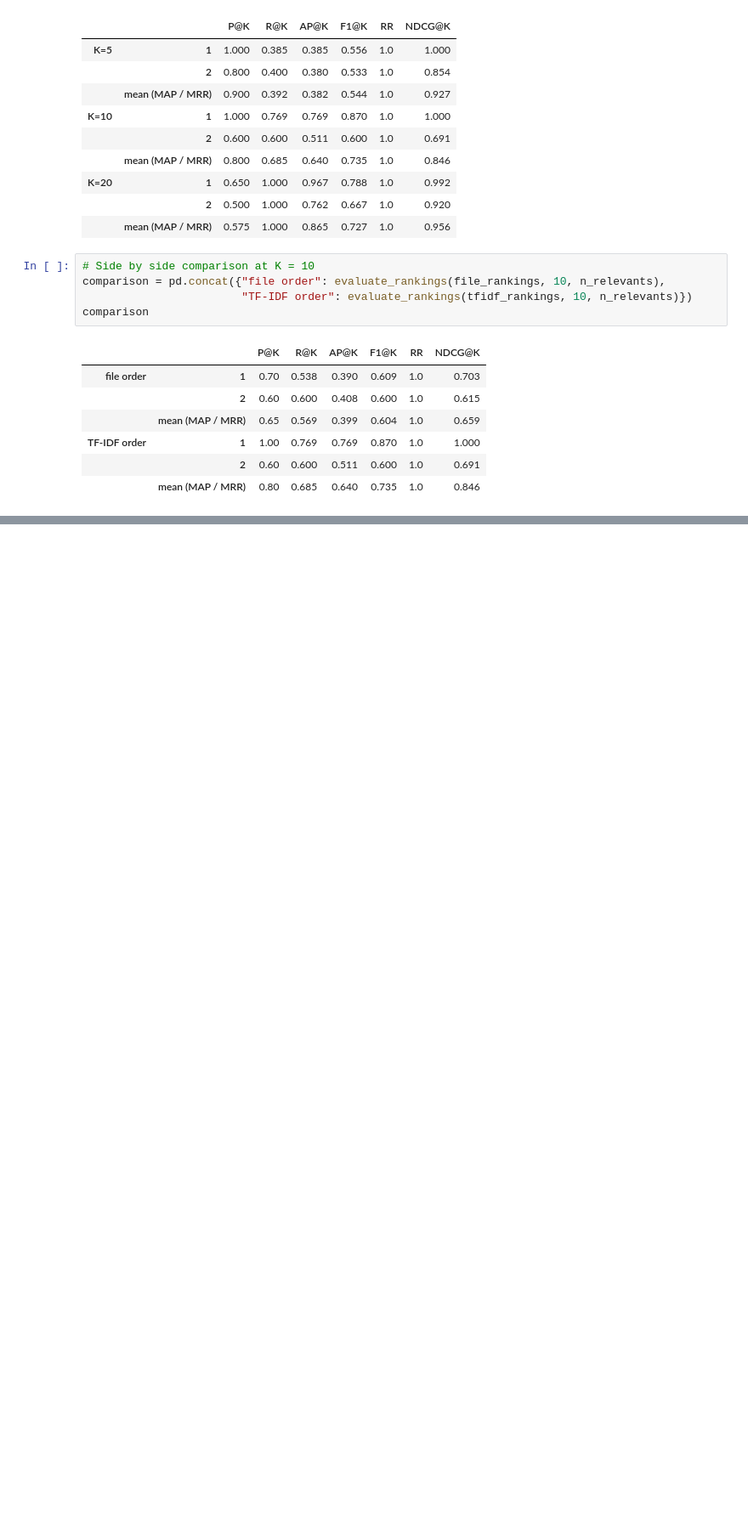
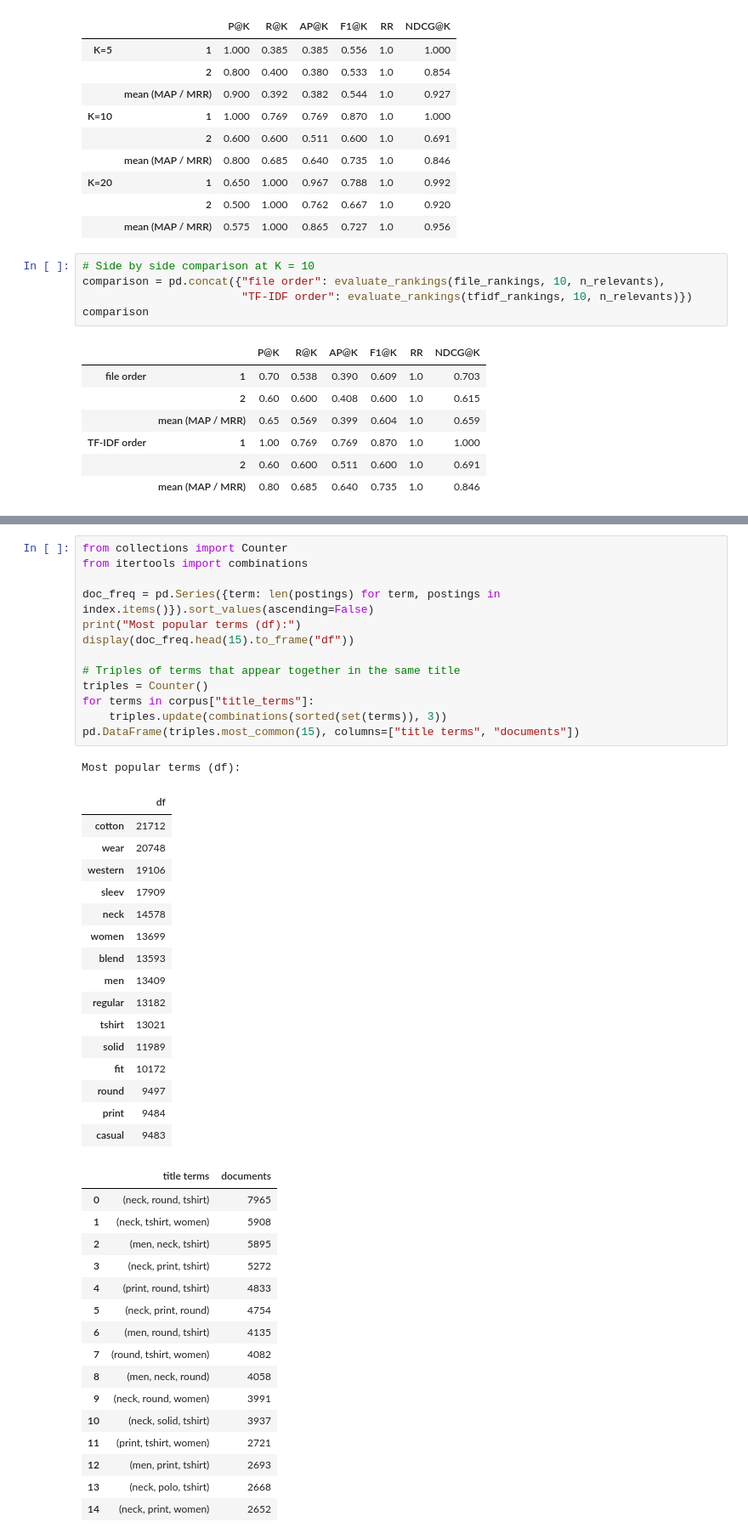
Before and after one commit to marticasasn/IRWA-2026-Search-Engine, a Jupyter notebook: IRWA_Part2_Indexing_Evaluation.ipynb, the cells around one changed output, grey strips where cells are left out. Shown at 85% size. Cells and saved outputs as stored; diff of their text form; blank space fills up the shorter version.

```diff
--- a/IRWA_Part2_Indexing_Evaluation.ipynb
+++ b/IRWA_Part2_Indexing_Evaluation.ipynb
@@ -272,0 +279,47 @@ comparison
+# %%
+from collections import Counter
+from itertools import combinations
+
+doc_freq = pd.Series({term: len(postings) for term, postings in index.items()}).sort_values(ascending=False)
+print("Most popular terms (df):")
+display(doc_freq.head(15).to_frame("df"))
+
+# Triples of terms that appear together in the same title
+triples = Counter()
+for terms in corpus["title_terms"]:
+    triples.update(combinations(sorted(set(terms)), 3))
+pd.DataFrame(triples.most_common(15), columns=["title terms", "documents"])
+# %% [output]
+Most popular terms (df):
+|  | df |
+| cotton | 21712 |
+| wear | 20748 |
+| western | 19106 |
+| sleev | 17909 |
+| neck | 14578 |
+| women | 13699 |
+| blend | 13593 |
+| men | 13409 |
+| regular | 13182 |
+| tshirt | 13021 |
+| solid | 11989 |
+| fit | 10172 |
+| round | 9497 |
+| print | 9484 |
+| casual | 9483 |
+|  | title terms | documents |
+| 0 | (neck, round, tshirt) | 7965 |
+| 1 | (neck, tshirt, women) | 5908 |
+| 2 | (men, neck, tshirt) | 5895 |
+| 3 | (neck, print, tshirt) | 5272 |
+| 4 | (print, round, tshirt) | 4833 |
+| 5 | (neck, print, round) | 4754 |
+| 6 | (men, round, tshirt) | 4135 |
+| 7 | (round, tshirt, women) | 4082 |
+| 8 | (men, neck, round) | 4058 |
+| 9 | (neck, round, women) | 3991 |
+| 10 | (neck, solid, tshirt) | 3937 |
+| 11 | (print, tshirt, women) | 2721 |
+| 12 | (men, print, tshirt) | 2693 |
+| 13 | (neck, polo, tshirt) | 2668 |
+| 14 | (neck, print, women) | 2652 |
```
Also changed, not shown: parts of 8 cells of this notebook.
